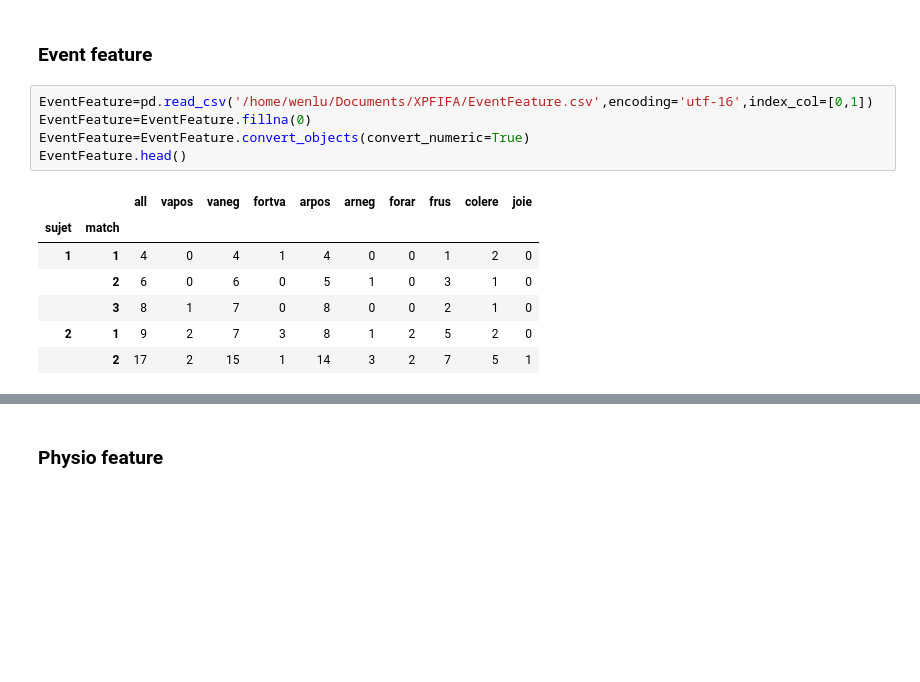
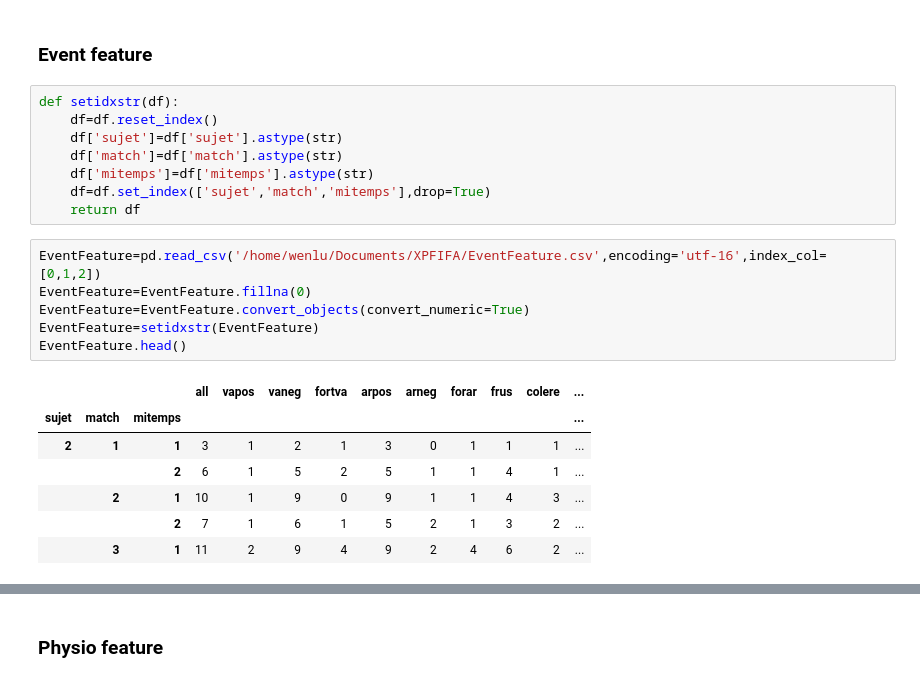
Before and after one commit to ywenlu/FifaXP, a Jupyter notebook: Match.ipynb, the cells around one changed output, grey strips where cells are left out. Saved outputs shown, nothing was run; the diff lists cells and outputs as text; blank space fills up the shorter version.

```diff
--- a/Match.ipynb
+++ b/Match.ipynb
@@ -421,15 +669,24 @@ MatchFeatureS.head()
 # %% [markdown]
 ### Event feature
+# %%
+def setidxstr(df):
+    df=df.reset_index()
+    df['sujet']=df['sujet'].astype(str)
+    df['match']=df['match'].astype(str)
+    df['mitemps']=df['mitemps'].astype(str)
+    df=df.set_index(['sujet','match','mitemps'],drop=True)
+    return df
 # %%
-EventFeature=pd.read_csv('/home/wenlu/Documents/XPFIFA/EventFeature.csv',encoding='utf-16',index_col=[0,1])
+EventFeature=pd.read_csv('/home/wenlu/Documents/XPFIFA/EventFeature.csv',encoding='utf-16',index_col=[0,1,2])
 EventFeature=EventFeature.fillna(0)
 EventFeature=EventFeature.convert_objects(convert_numeric=True)
+EventFeature=setidxstr(EventFeature)
 EventFeature.head()
 # %% [output]
-|  |  | all | vapos | vaneg | fortva | arpos | arneg | forar | frus | colere | joie |
-| sujet | match |  |  |  |  |  |  |  |  |  |  |
-| 1 | 1 | 4 | 0 | 4 | 1 | 4 | 0 | 0 | 1 | 2 | 0 |
-|  | 2 | 6 | 0 | 6 | 0 | 5 | 1 | 0 | 3 | 1 | 0 |
-|  | 3 | 8 | 1 | 7 | 0 | 8 | 0 | 0 | 2 | 1 | 0 |
-| 2 | 1 | 9 | 2 | 7 | 3 | 8 | 1 | 2 | 5 | 2 | 0 |
-|  | 2 | 17 | 2 | 15 | 1 | 14 | 3 | 2 | 7 | 5 | 1 |
+|  |  |  | all | vapos | vaneg | fortva | arpos | arneg | forar | frus | colere | ... |
+| sujet | match | mitemps |  |  |  |  |  |  |  |  |  | ... |
+| 2 | 1 | 1 | 3 | 1 | 2 | 1 | 3 | 0 | 1 | 1 | 1 | ... |
+|  |  | 2 | 6 | 1 | 5 | 2 | 5 | 1 | 1 | 4 | 1 | ... |
+|  | 2 | 1 | 10 | 1 | 9 | 0 | 9 | 1 | 1 | 4 | 3 | ... |
+|  |  | 2 | 7 | 1 | 6 | 1 | 5 | 2 | 1 | 3 | 2 | ... |
+|  | 3 | 1 | 11 | 2 | 9 | 4 | 9 | 2 | 4 | 6 | 2 | ... |
```
Also changed, not shown: parts of 69 cells of this notebook, 24 other files.
